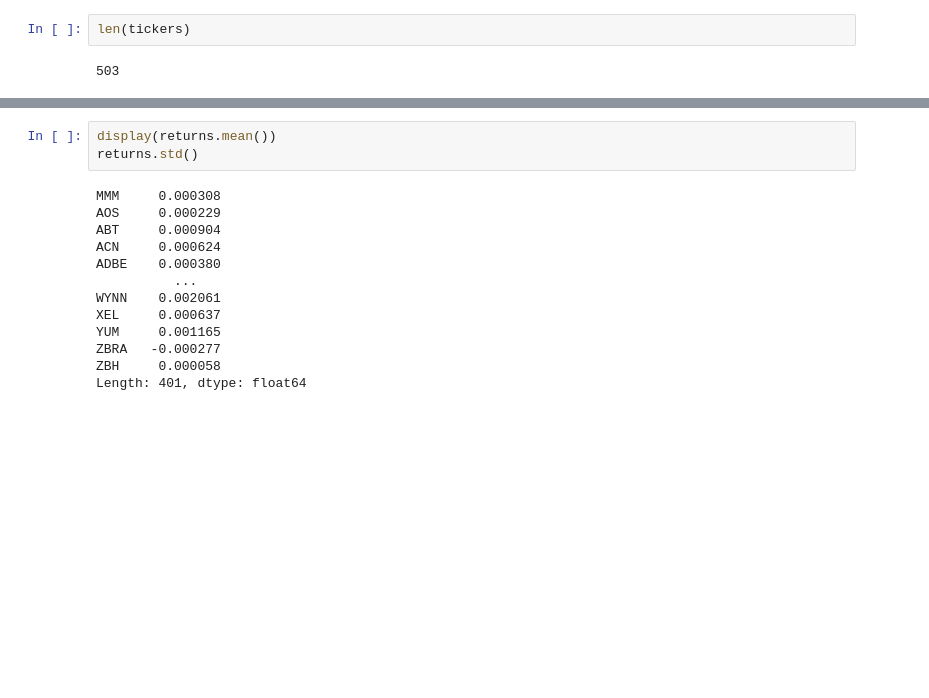
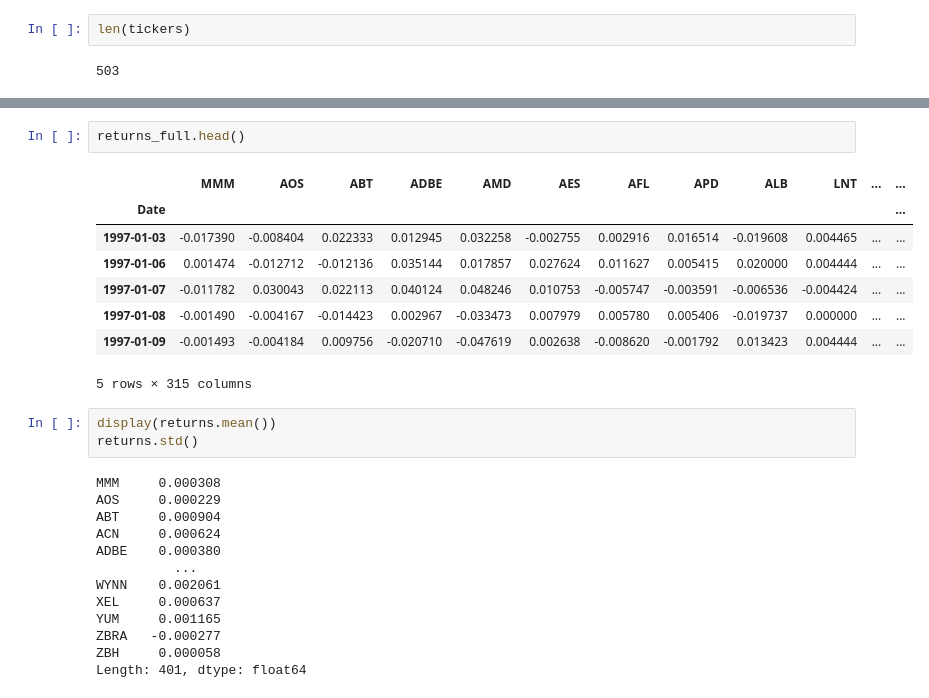
Before and after one commit to savio160502/Statistical-Arbitrage, a Jupyter notebook: Amostragem_estatistica.ipynb, the cells around one changed output, grey strips where cells are left out. Drawn from its saved outputs; the diff is of its cells as text; blank space fills up the shorter version.

```diff
--- a/Amostragem_estatistica.ipynb
+++ b/Amostragem_estatistica.ipynb
@@ -250,4 +193,15 @@ returns.head()
 5 rows × 401 columns
+# %%
+returns_full.head()
+# %% [output]
+|  | MMM | AOS | ABT | ADBE | AMD | AES | AFL | APD | ALB | LNT | ... | ... |
+| Date |  |  |  |  |  |  |  |  |  |  |  | ... |
+| 1997-01-03 | -0.017390 | -0.008404 | 0.022333 | 0.012945 | 0.032258 | -0.002755 | 0.002916 | 0.016514 | -0.019608 | 0.004465 | ... | ... |
+| 1997-01-06 | 0.001474 | -0.012712 | -0.012136 | 0.035144 | 0.017857 | 0.027624 | 0.011627 | 0.005415 | 0.020000 | 0.004444 | ... | ... |
+| 1997-01-07 | -0.011782 | 0.030043 | 0.022113 | 0.040124 | 0.048246 | 0.010753 | -0.005747 | -0.003591 | -0.006536 | -0.004424 | ... | ... |
+| 1997-01-08 | -0.001490 | -0.004167 | -0.014423 | 0.002967 | -0.033473 | 0.007979 | 0.005780 | 0.005406 | -0.019737 | 0.000000 | ... | ... |
+| 1997-01-09 | -0.001493 | -0.004184 | 0.009756 | -0.020710 | -0.047619 | 0.002638 | -0.008620 | -0.001792 | 0.013423 | 0.004444 | ... | ... |
+5 rows × 315 columns
 # %%
 display(returns.mean())
 returns.std()
```
Also changed, not shown: parts of 20 cells of this notebook.
